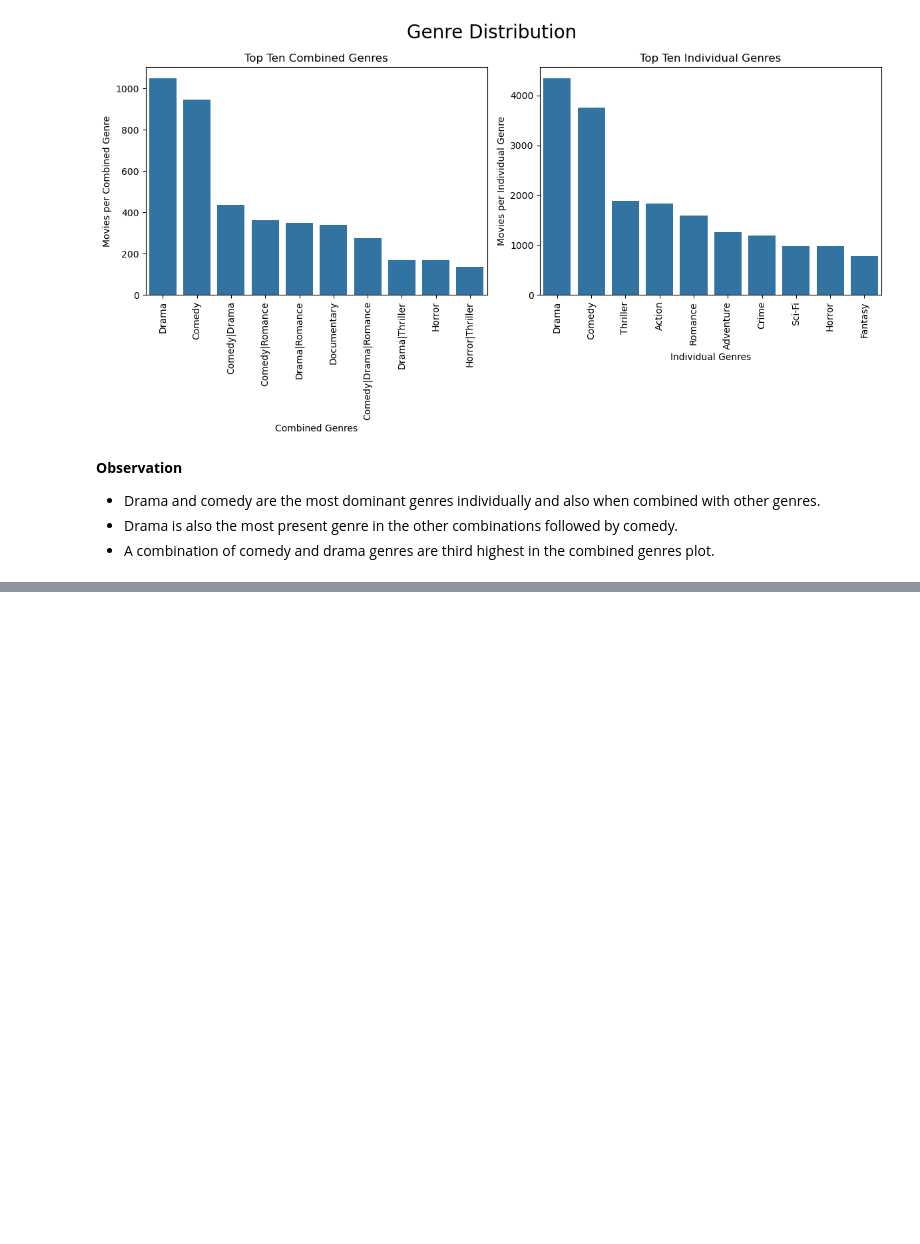
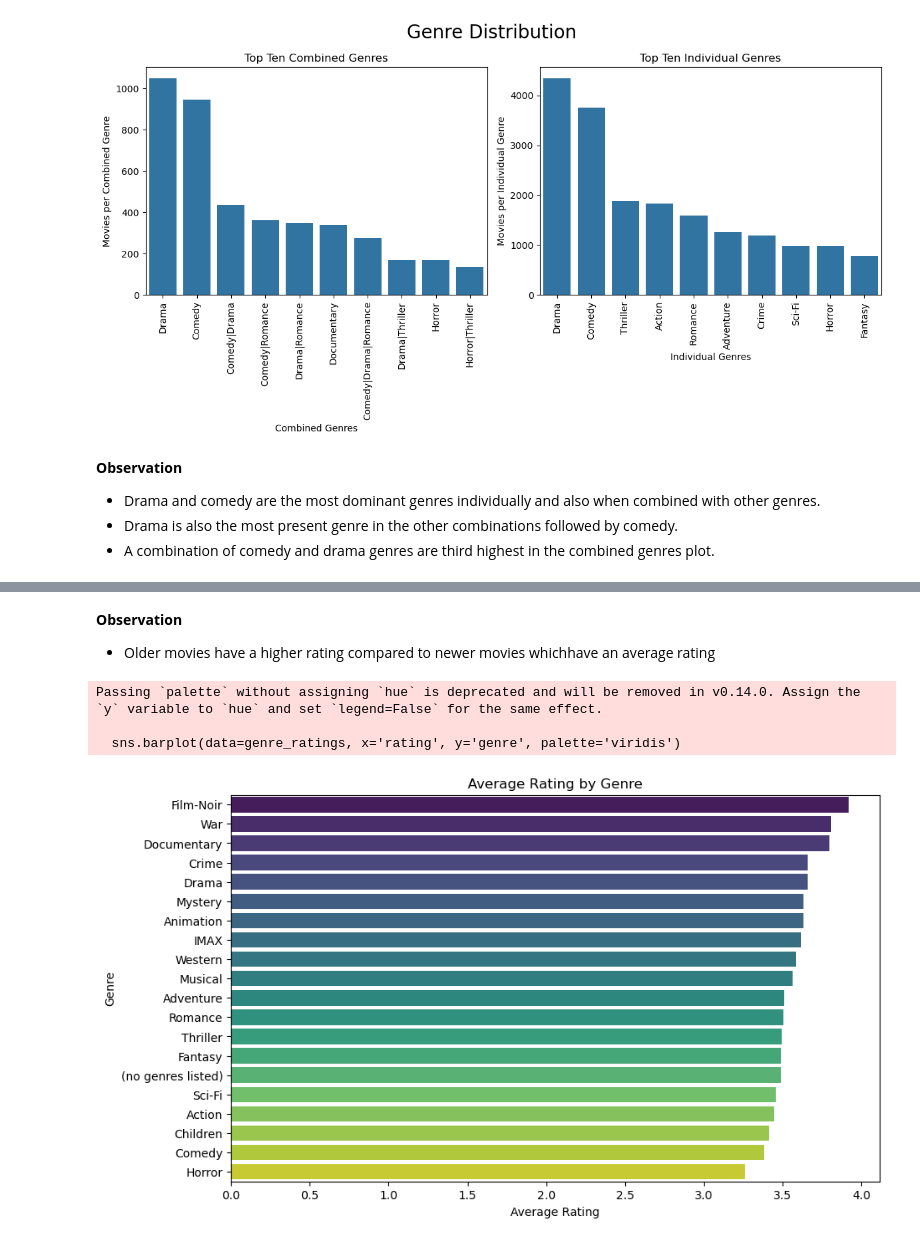
Before and after one commit to M-Nesphory/Movie_Recommendation_System, a Jupyter notebook: recommender_notebook.ipynb, the cells around one changed output, grey strips where cells are left out. Saved outputs shown, nothing was run; the diff lists cells and outputs as text; code cells hidden in the pictures; blank space fills up the shorter version.

```diff
--- a/recommender_notebook.ipynb
+++ b/recommender_notebook.ipynb
@@ -718,0 +762,22 @@ plt.show()
+# %% [markdown]
+**Observation**
+- Older movies have a higher rating compared to newer movies whichhave an average rating
+# %%
+# Split multiple genres into separate rows
+genres_exploded = final_df.assign(genre=final_df['genres'].str.split('|')).explode('genre')
+
+# Calculate average rating per genre
+genre_ratings = genres_exploded.groupby('genre')['rating'].mean().sort_values(ascending=False).reset_index()
+
+# Bar chart
+plt.figure(figsize=(10,6))
+sns.barplot(data=genre_ratings, x='rating', y='genre', palette='viridis')
+plt.title('Average Rating by Genre')
+plt.xlabel('Average Rating')
+plt.ylabel('Genre')
+plt.show()
+# %% [output]
+Passing `palette` without assigning `hue` is deprecated and will be removed in v0.14.0. Assign the `y` variable to `hue` and set `legend=False` for the same effect.
+
+  sns.barplot(data=genre_ratings, x='rating', y='genre', palette='viridis')
+[figure, added]
```
Also changed, not shown: parts of 12 cells of this notebook.
